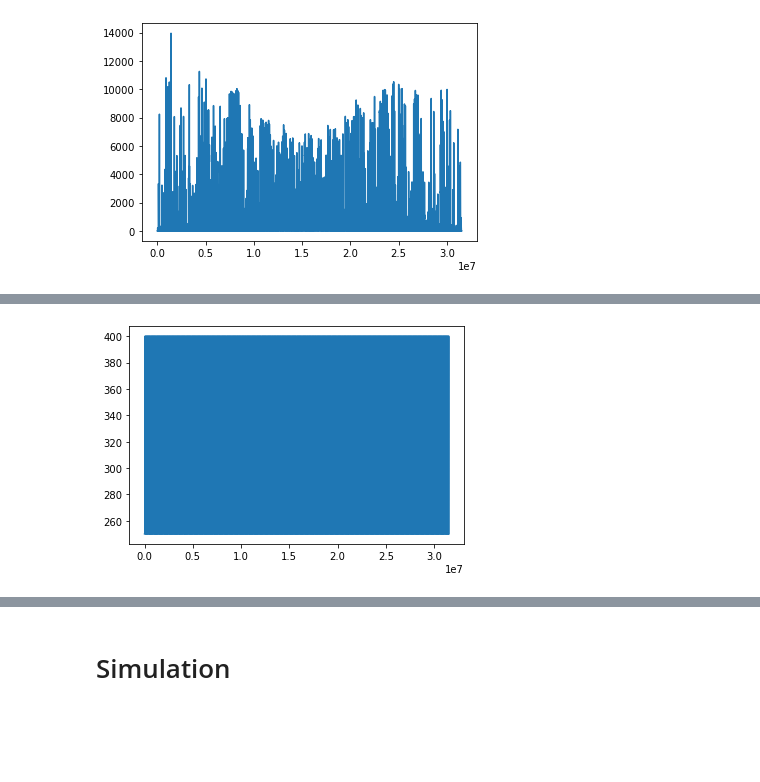
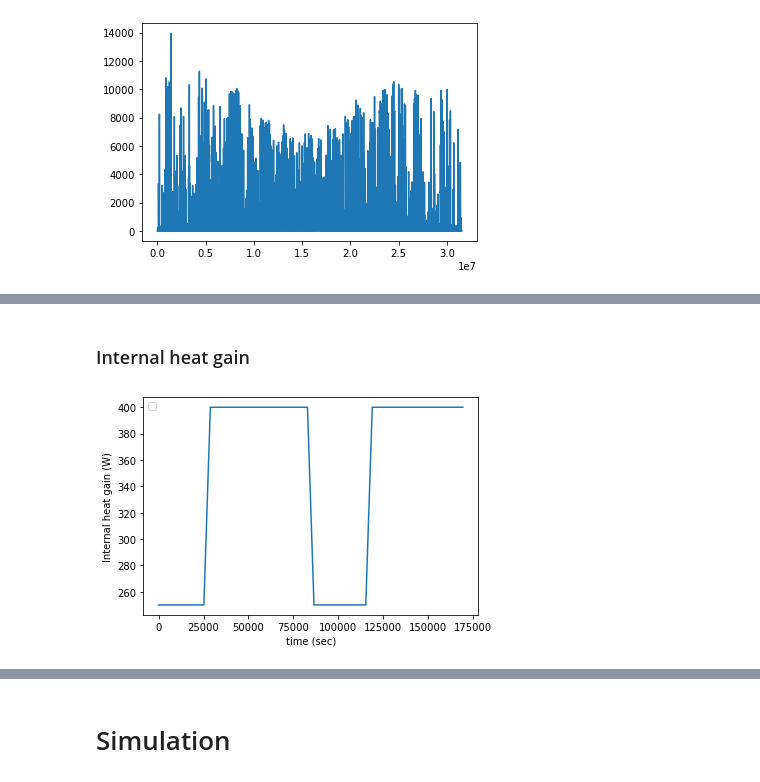
Before and after one commit to hancse/HT-HeatPump, a Jupyter notebook: Simulation/Python/House_Model.ipynb, the cells around one changed output, grey strips where cells are left out. Saved outputs shown, nothing was run; the diff lists cells and outputs as text; code cells hidden in the pictures; blank space fills up the shorter version.

```diff
--- a/Simulation/Python/House_Model.ipynb
+++ b/Simulation/Python/House_Model.ipynb
@@ -435,3 +429,5 @@ plt.plot(time,T_outdoor)
+# %% [markdown]
+### Internal heat gain
 # %%
 from scipy import signal
 
@@ -440,7 +436,7 @@ DeltaQ     = 150                     #Internal heat gain difference between day
 Qday       = 400                     #Day internal heat gain W
 nightQ     = Qday - DeltaQ           #Night internal heat gain
 
-t1= 9                                #Presence from [hour]
+t1= 8                                #Presence from [hour]
 t2= 23                               #Presence until [hour]
 
 days_hours   = 24                    #number_of_hour_in_oneday + start hour at 0
@@ -453,32 +449,37 @@ phase_delay  = t1                    #in seconds
 #t = np.linspace(0, 24*3600, 24)
 t= np.linspace(0,1,(days_hours*days)+1,endpoint=False)          #+1 start from 0
 pulseday = signal.square(2 * np.pi* days * t,duty=pulse_width)
 pulseday = np.clip(pulseday, 0, 1)
 # add delay to array
 pulseday=np.roll(pulseday,phase_delay)
 
 #______pulse week generator______________
 
 week = days/7
 pulse_w  = 0.99
 
 #t = np.linspace(0, 24*3600, 24)
 pulse_week = signal.square(2*np.pi*week*t,duty=pulse_w)
 pulse_week = np.clip(pulse_week, 0, 1)
 
 #pulse_week=np.roll(pulse_week,phase_delay)
 
 #create simulation time
 time_t = np.linspace(0,periods,(days_hours*days)+1)
 
 #Internal heat gain
 
 Qinternal = nightQ + pulseday*DeltaQ*pulse_week
 Qinternal=Qinternal[np.newaxis]
 Qinternal=Qinternal.T
 
-plt.plot(time_t, Qinternal)
+#Plot 48 hours
+
+plt.plot(time_t[0:48], Qinternal[0:48])
+plt.ylabel('Internal heat gain (W)')
+plt.xlabel('time (sec)')
+plt.legend(loc=2)
 #print(Qinternal)
 Qinternal=np.delete(Qinternal, -1, 0)
 # %% [output]
-[figure, old version]
+[figure, new version]
```
Also changed, not shown: parts of 21 cells of this notebook, 1 other file.
